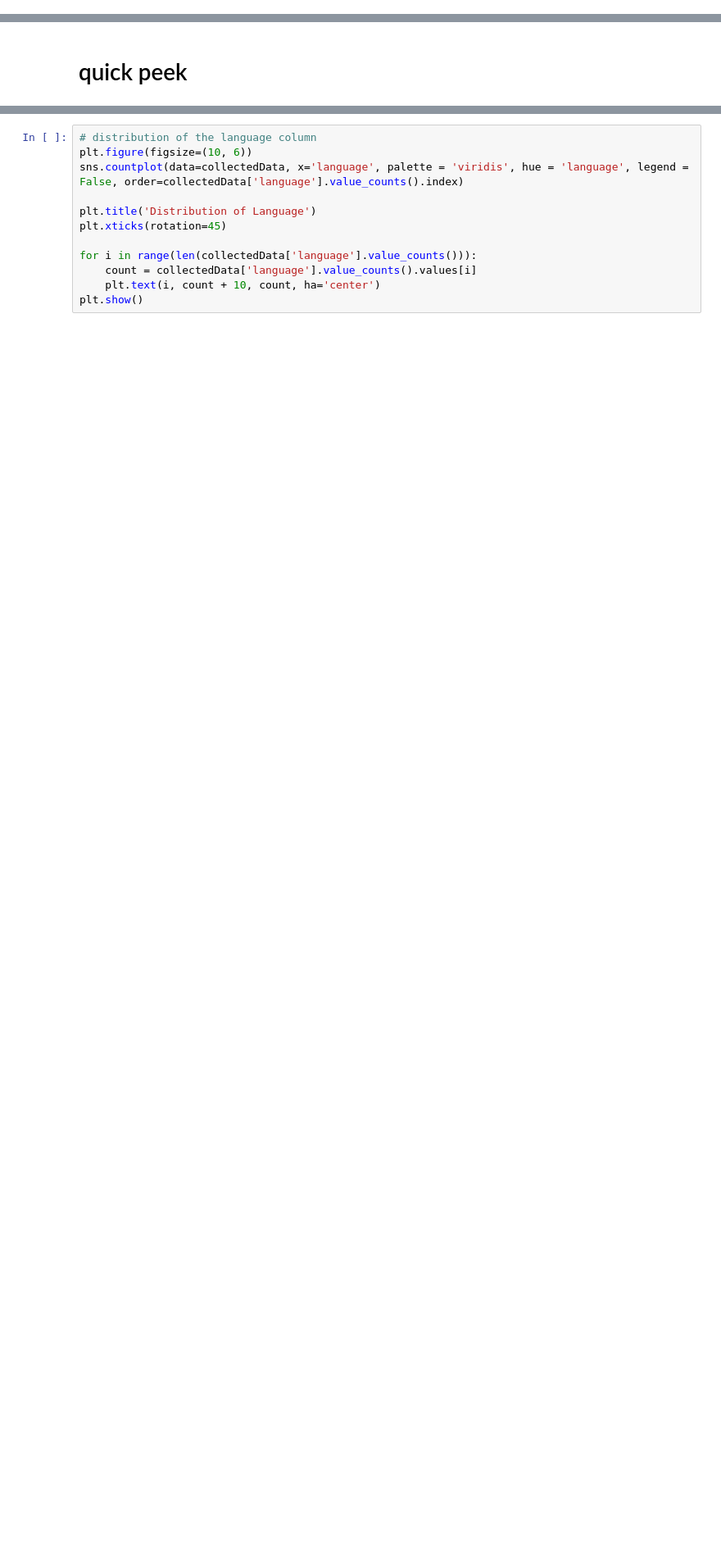
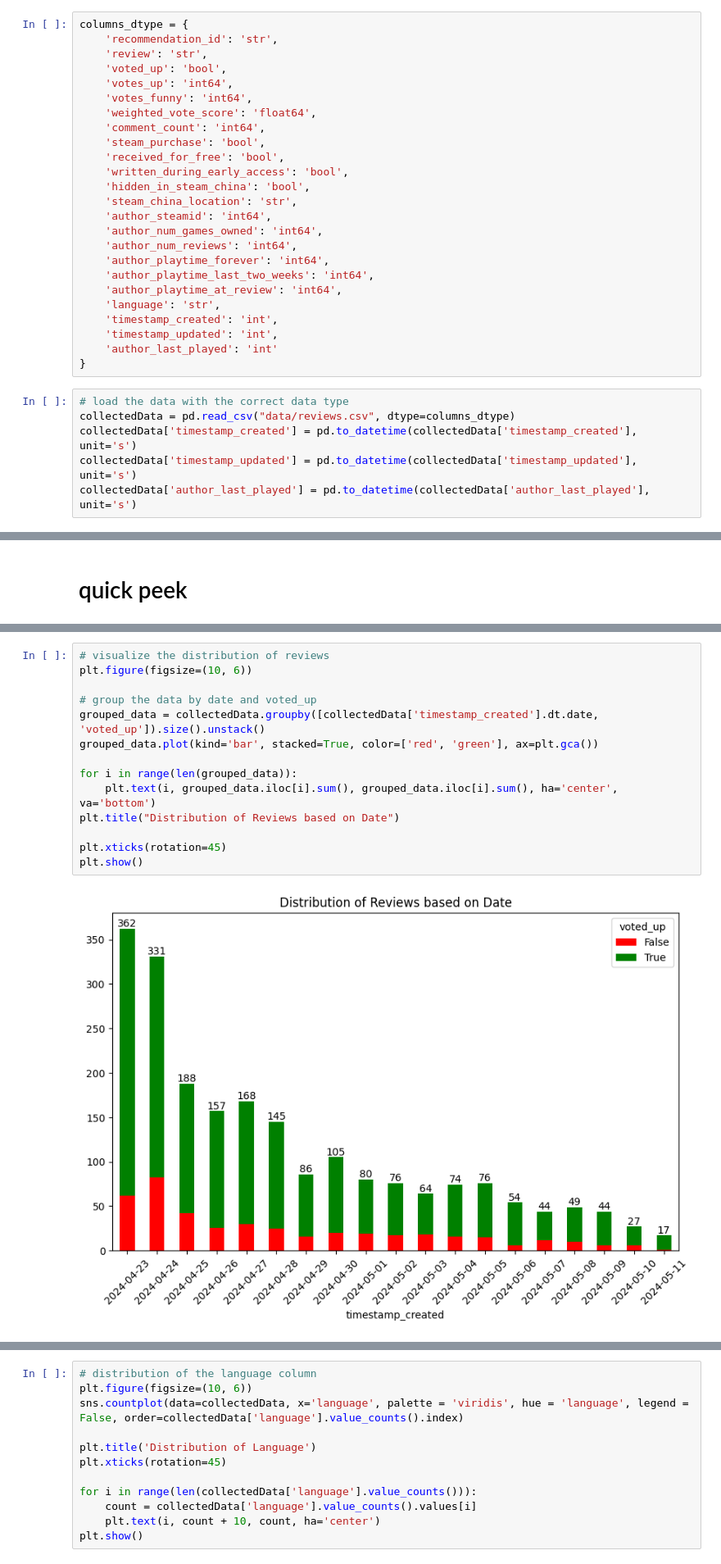
Before and after one commit to nazhifkojaz/eiyuden_review, a Jupyter notebook: notebook.ipynb, the cells around one changed output, grey strips where cells are left out. Shown at 82% size. Cells and saved outputs as stored; diff of their text form; blank space fills up the shorter version.

Commit message:
add data loading and daily review viz

```diff
--- a/notebook.ipynb
+++ b/notebook.ipynb
@@ -122,0 +125,31 @@ collectedData.head(10)
+# %%
+columns_dtype = {
+    'recommendation_id': 'str',
+    'review': 'str',
+    'voted_up': 'bool',
+    'votes_up': 'int64',
+    'votes_funny': 'int64',
+    'weighted_vote_score': 'float64',
+    'comment_count': 'int64',
+    'steam_purchase': 'bool',
+    'received_for_free': 'bool',
+    'written_during_early_access': 'bool',
+    'hidden_in_steam_china': 'bool',
+    'steam_china_location': 'str',
+    'author_steamid': 'int64',
+    'author_num_games_owned': 'int64',
+    'author_num_reviews': 'int64',
+    'author_playtime_forever': 'int64',
+    'author_playtime_last_two_weeks': 'int64',
+    'author_playtime_at_review': 'int64',
+    'language': 'str',
+    'timestamp_created': 'int',
+    'timestamp_updated': 'int',
+    'author_last_played': 'int'
+}
+# %%
+# load the data with the correct data type
+collectedData = pd.read_csv("data/reviews.csv", dtype=columns_dtype)
+collectedData['timestamp_created'] = pd.to_datetime(collectedData['timestamp_created'], unit='s')
+collectedData['timestamp_updated'] = pd.to_datetime(collectedData['timestamp_updated'], unit='s')
+collectedData['author_last_played'] = pd.to_datetime(collectedData['author_last_played'], unit='s')
@@ -150,3 +183,19 @@ plt.title("Distribution of Reviews")
 plt.show()
 # %% [output]
 [figure]
+# %%
+# visualize the distribution of reviews
+plt.figure(figsize=(10, 6))
+
+# group the data by date and voted_up
+grouped_data = collectedData.groupby([collectedData['timestamp_created'].dt.date, 'voted_up']).size().unstack()
+grouped_data.plot(kind='bar', stacked=True, color=['red', 'green'], ax=plt.gca())
+
+for i in range(len(grouped_data)):
+    plt.text(i, grouped_data.iloc[i].sum(), grouped_data.iloc[i].sum(), ha='center', va='bottom')
+plt.title("Distribution of Reviews based on Date")
+
+plt.xticks(rotation=45)
+plt.show()
+# %% [output]
+[figure, added]
```
Also changed, not shown: parts of 4 cells of this notebook.
